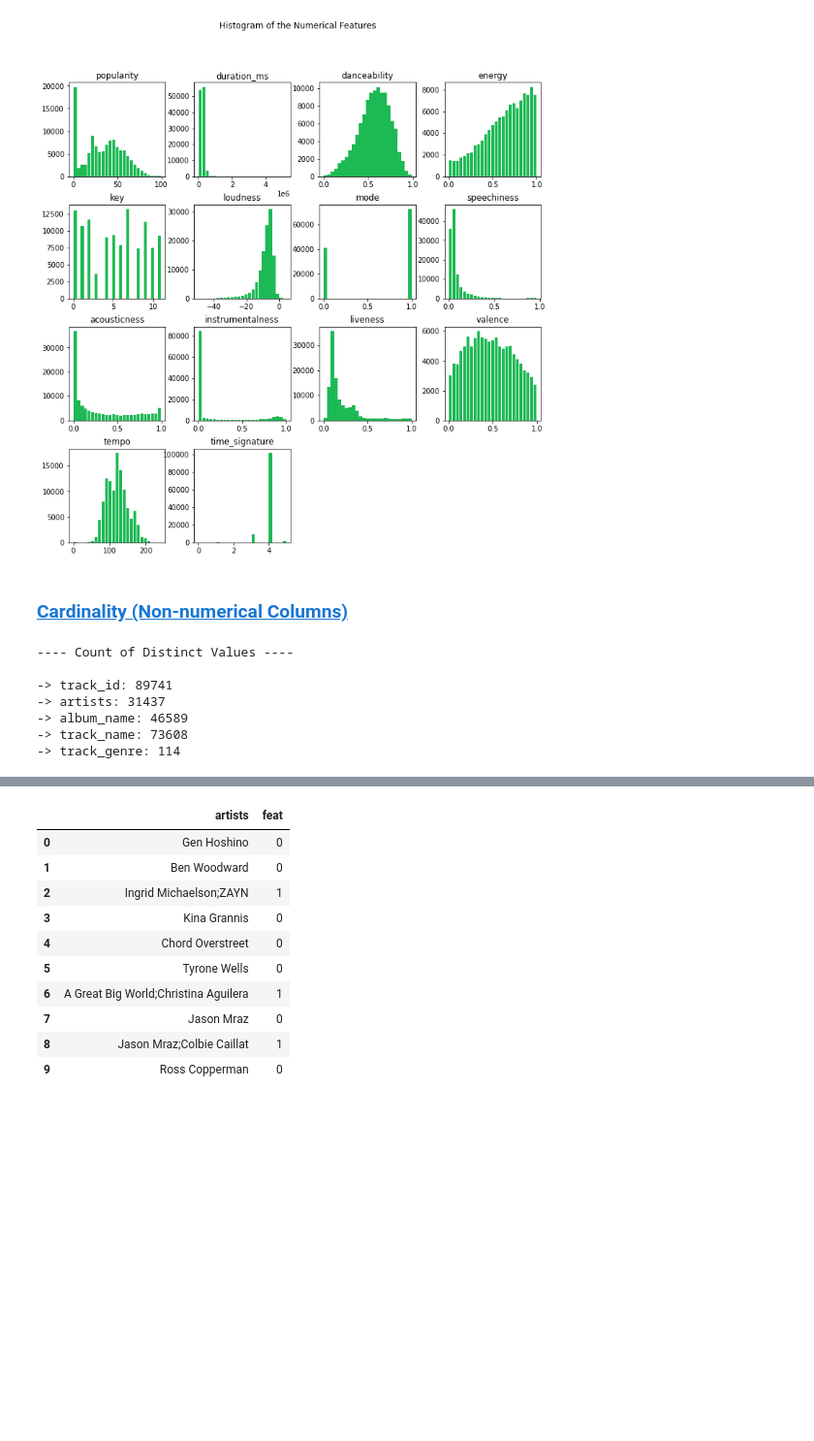
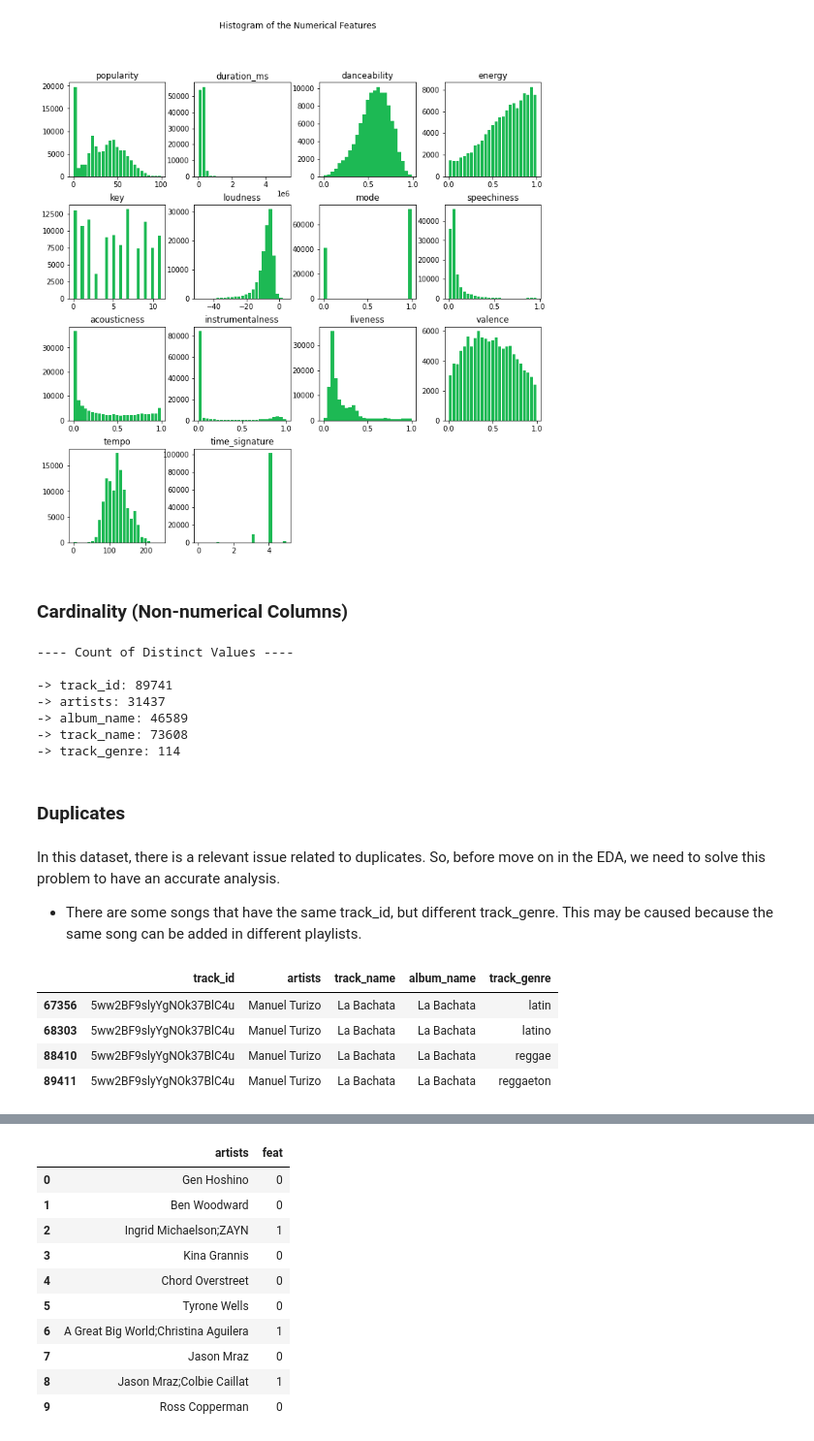
Before and after one commit to raquelcreis/7DaysOfCode-MachineLearning, a Jupyter notebook: analysis.ipynb, the cells around one changed output, grey strips where cells are left out. Shown: that part at 97% size. Cells and saved outputs as stored; diff of their text form; code cells hidden in the pictures; blank space fills up the shorter version.

```diff
--- a/analysis.ipynb
+++ b/analysis.ipynb
@@ -104,7 +77,7 @@ plt.suptitle("Histogram of the Numerical Features")
 Text(0.5, 0.98, 'Histogram of the Numerical Features')
 [figure]
 # %% [markdown]
-### <a id='toc1_1_4_'></a>[Cardinality (Non-numerical Columns)](#toc0_)
+### Cardinality (Non-numerical Columns)
 # %%
 # Check the count of distinct values of non-numerical columns
 print("---- Count of Distinct Values ----\n")
@@ -120,3 +93,19 @@ for col in df.columns:
 -> album_name: 46589
 -> track_name: 73608
 -> track_genre: 114
+# %% [markdown]
+### Duplicates
+# %% [markdown]
+In this dataset, there is a relevant issue related to duplicates. So, before move on in the EDA, we need to solve this problem to have an accurate analysis.
+
+- There are some songs that have the same track_id, but different track_genre. This may be caused because the same song can be added in different playlists.
+# %%
+# Example of same song with different genres
+
+df[['track_id','artists','track_name','album_name','track_genre']][df.artists == 'Manuel Turizo']
+# %% [output]
+|  | track_id | artists | track_name | album_name | track_genre |
+| 67356 | 5ww2BF9slyYgNOk37BlC4u | Manuel Turizo | La Bachata | La Bachata | latin |
+| 68303 | 5ww2BF9slyYgNOk37BlC4u | Manuel Turizo | La Bachata | La Bachata | latino |
+| 88410 | 5ww2BF9slyYgNOk37BlC4u | Manuel Turizo | La Bachata | La Bachata | reggae |
+| 89411 | 5ww2BF9slyYgNOk37BlC4u | Manuel Turizo | La Bachata | La Bachata | reggaeton |
```
Also changed, not shown: parts of 61 cells of this notebook.
